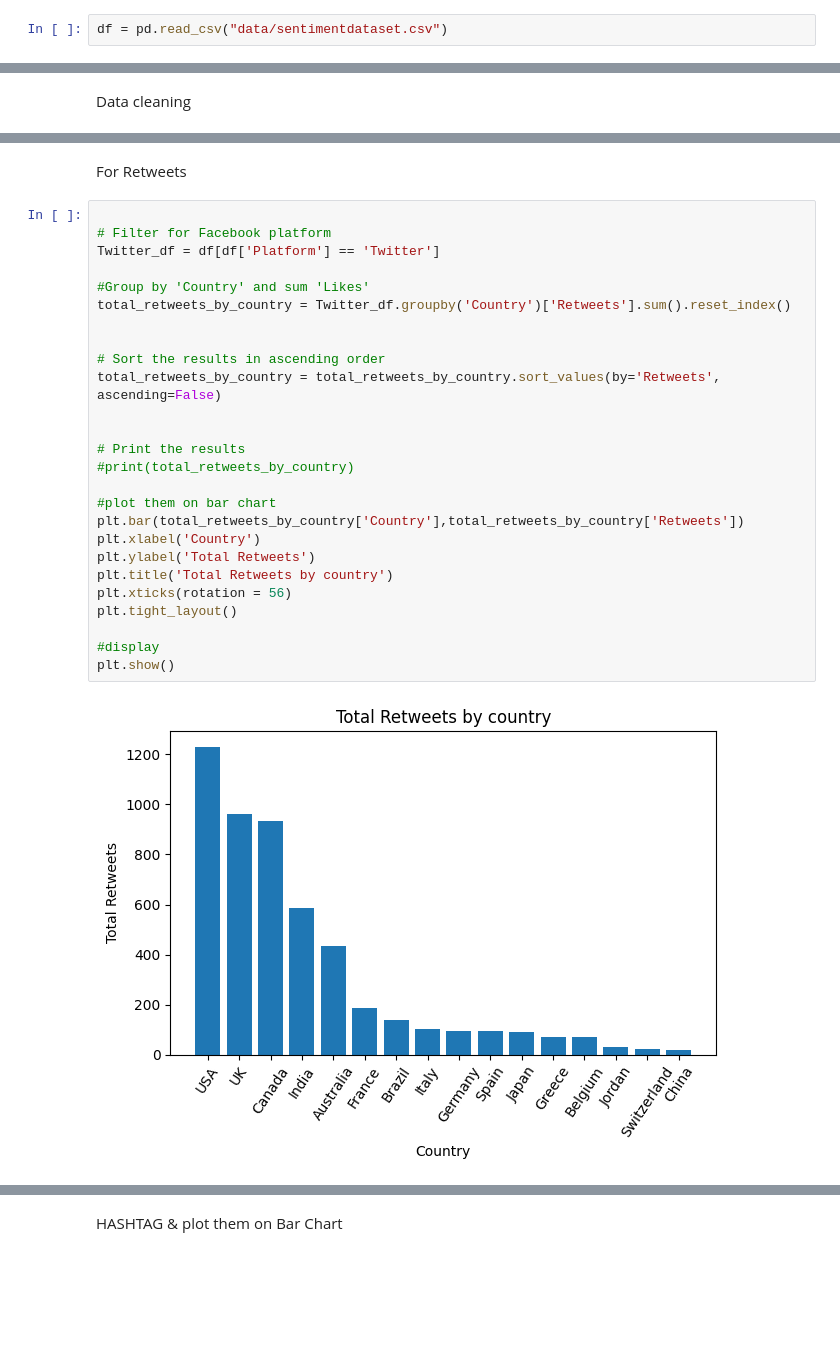
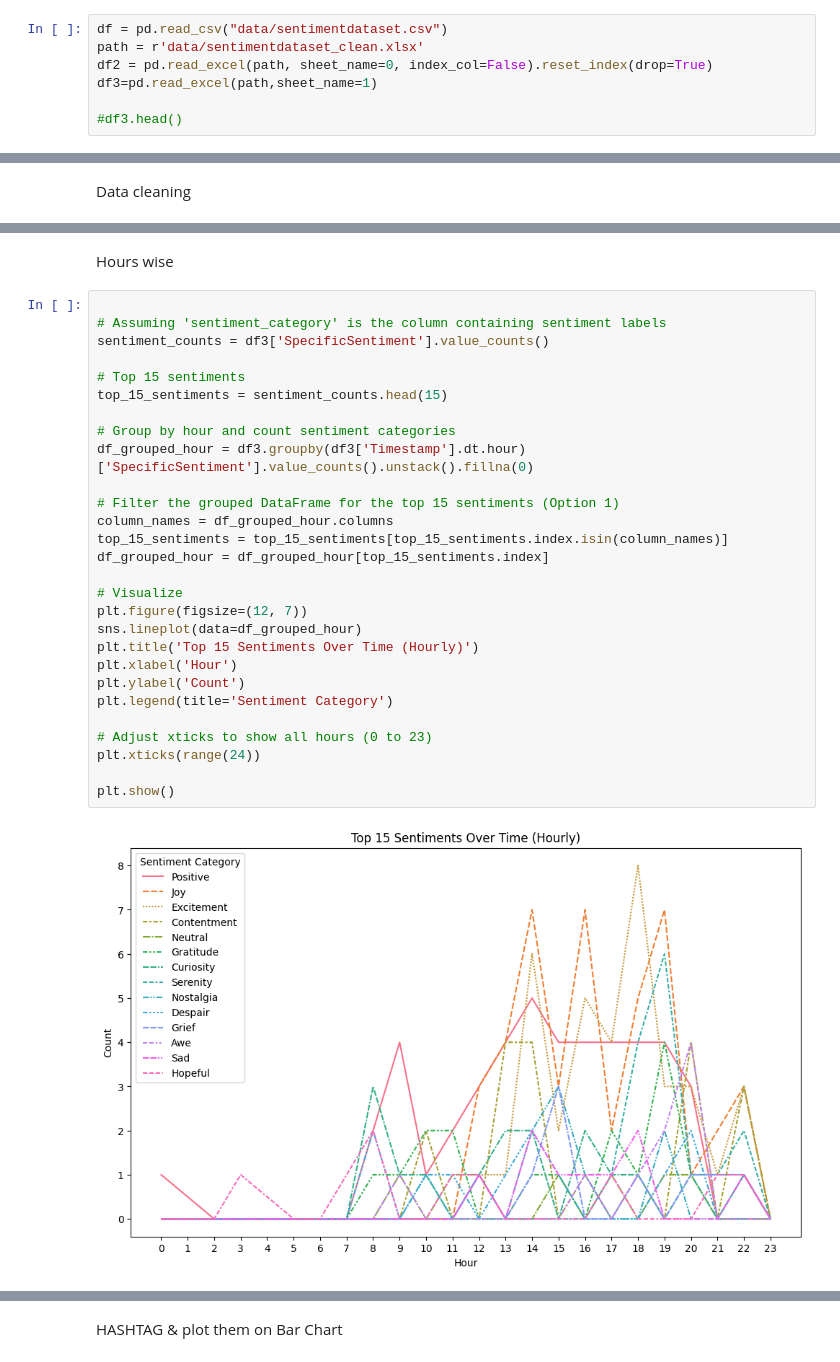
Before and after one commit to imon333/2Truth_and_a-_Lie, a Jupyter notebook: main.ipynb, the cells around one changed output, grey strips where cells are left out. Drawn from its saved outputs; the diff is of its cells as text; blank space fills up the shorter version.

Commit message:
till sentiment according to hours and day

```diff
--- a/main.ipynb
+++ b/main.ipynb
@@ -8,6 +8,11 @@ import datetime
 ## Data set input here
 # %%
 df = pd.read_csv("data/sentimentdataset.csv")
+path = r'data/sentimentdataset_clean.xlsx'
+df2 = pd.read_excel(path, sheet_name=0, index_col=False).reset_index(drop=True)
+df3=pd.read_excel(path,sheet_name=1)
+
+#df3.head()
 # %%
 # Display the first few rows
 
@@ -81,30 +111,32 @@ plt.show()
-# %% [markdown]
-For Retweets
-# %%
-
-# Filter for Facebook platform
-Twitter_df = df[df['Platform'] == 'Twitter']
-
-#Group by 'Country' and sum 'Likes'
-total_retweets_by_country = Twitter_df.groupby('Country')['Retweets'].sum().reset_index()
-
-
-# Sort the results in ascending order
-total_retweets_by_country = total_retweets_by_country.sort_values(by='Retweets', ascending=False)
-
-
-# Print the results
-#print(total_retweets_by_country)
-
-#plot them on bar chart
-plt.bar(total_retweets_by_country['Country'],total_retweets_by_country['Retweets'])
-plt.xlabel('Country')
-plt.ylabel('Total Retweets')
-plt.title('Total Retweets by country')
-plt.xticks(rotation = 56)
-plt.tight_layout()
-
-#display
-plt.show()
-# %% [output]
-[figure, removed]
+# %% [markdown]
+Hours wise
+# %%
+
+# Assuming 'sentiment_category' is the column containing sentiment labels
+sentiment_counts = df3['SpecificSentiment'].value_counts()
+
+# Top 15 sentiments
+top_15_sentiments = sentiment_counts.head(15)
+
+# Group by hour and count sentiment categories
+df_grouped_hour = df3.groupby(df3['Timestamp'].dt.hour)['SpecificSentiment'].value_counts().unstack().fillna(0)
+
+# Filter the grouped DataFrame for the top 15 sentiments (Option 1)
+column_names = df_grouped_hour.columns
+top_15_sentiments = top_15_sentiments[top_15_sentiments.index.isin(column_names)]
+df_grouped_hour = df_grouped_hour[top_15_sentiments.index]
+
+# Visualize
+plt.figure(figsize=(12, 7))
+sns.lineplot(data=df_grouped_hour)
+plt.title('Top 15 Sentiments Over Time (Hourly)')
+plt.xlabel('Hour')
+plt.ylabel('Count')
+plt.legend(title='Sentiment Category')
+
+# Adjust xticks to show all hours (0 to 23)
+plt.xticks(range(24))
+
+plt.show()
+# %% [output]
+[figure, added]
```
Also changed, not shown: parts of 22 cells of this notebook, 5 other files.
